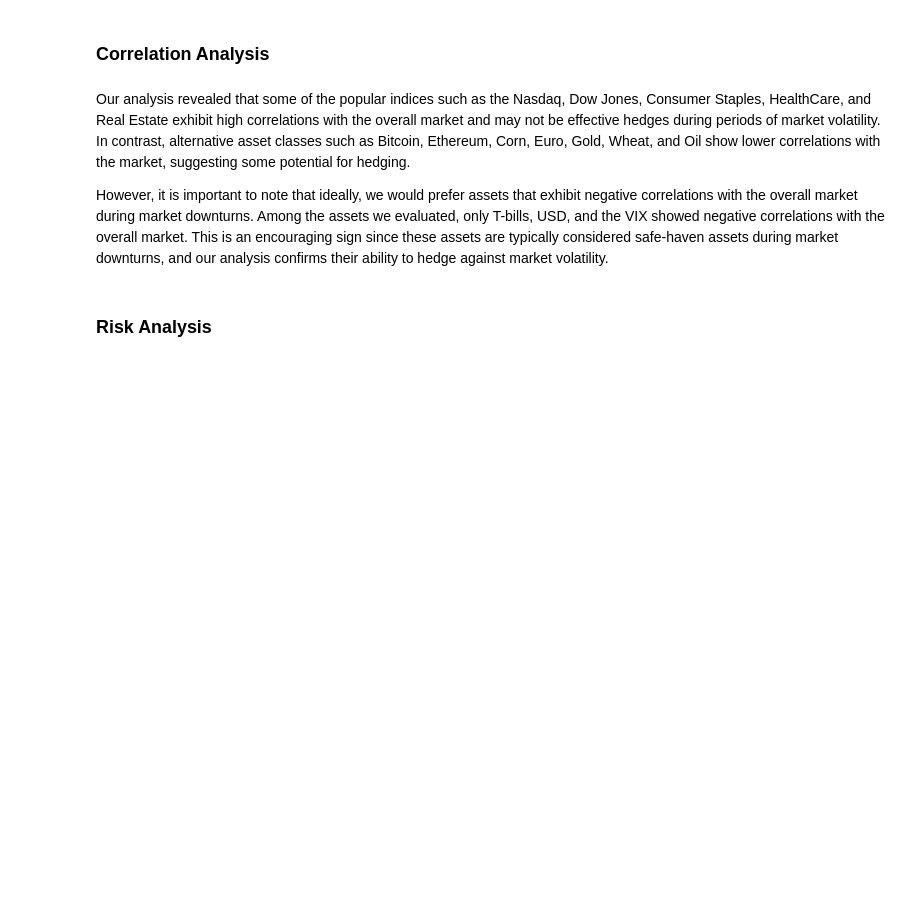
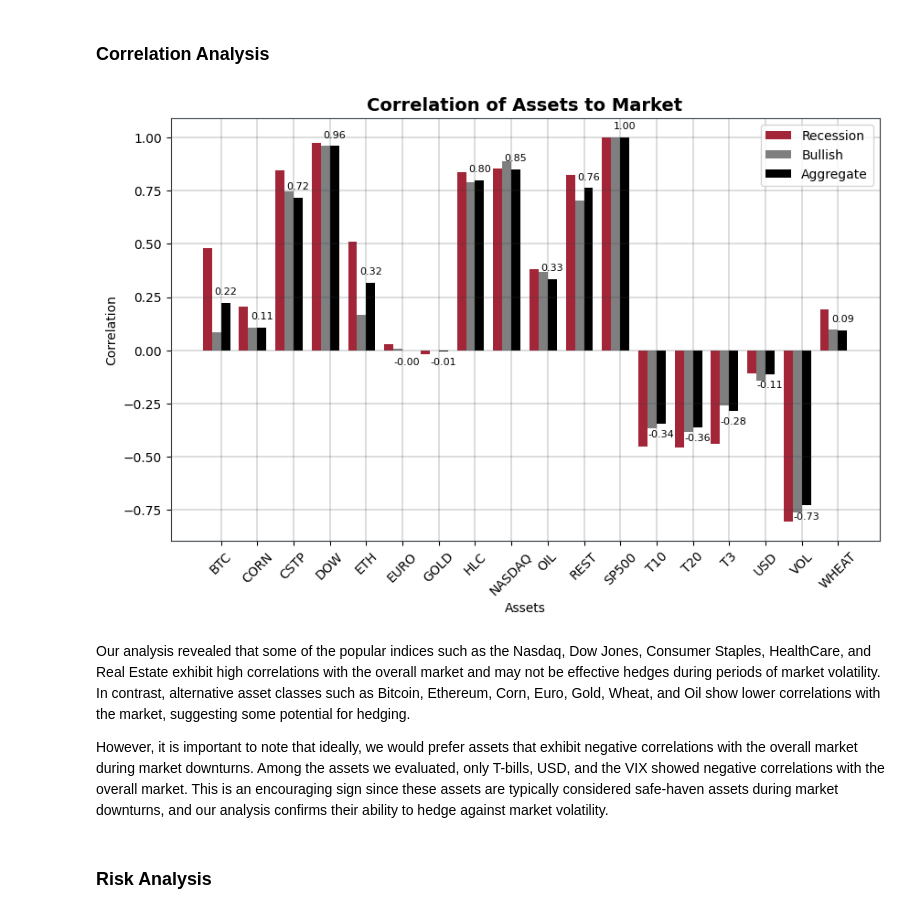
Before and after one commit to tej100/hedge_US_recession, a Jupyter notebook: src/paper.ipynb, the cells around one changed output. Drawn from its saved outputs; the diff is of its cells as text; code cells hidden in the pictures; blank space fills up the shorter version.

```diff
--- a/src/paper.ipynb
+++ b/src/paper.ipynb
@@ -212,3 +152,7 @@ plt.show()
+# %%
+Image(filename='OUTPUT_FILES/Correlation.png')
+# %% [output]
+[figure, added]
 # %% [markdown]
 Our analysis revealed that some of the popular indices such as the Nasdaq, Dow Jones, Consumer Staples, HealthCare, and Real Estate exhibit high correlations with the overall market and may not be effective hedges during periods of market volatility. In contrast, alternative asset classes such as Bitcoin, Ethereum, Corn, Euro, Gold, Wheat, and Oil show lower correlations with the market, suggesting some potential for hedging.
 
```
Also changed, not shown: parts of 22 cells of this notebook, 10 other files.
